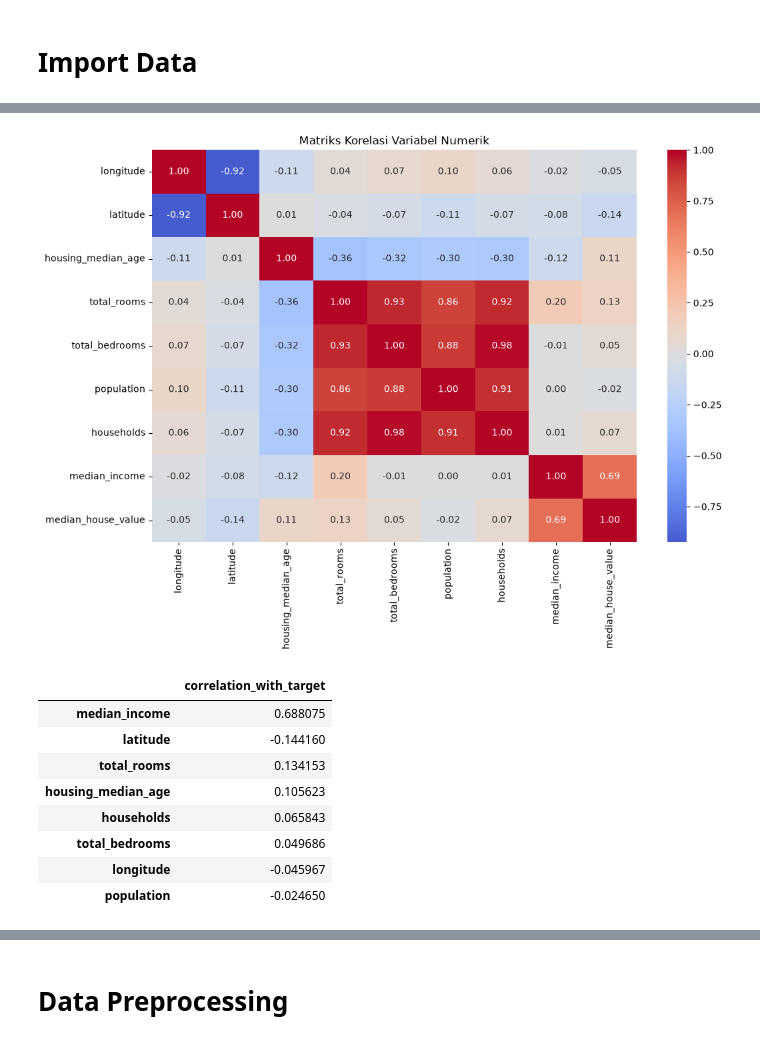
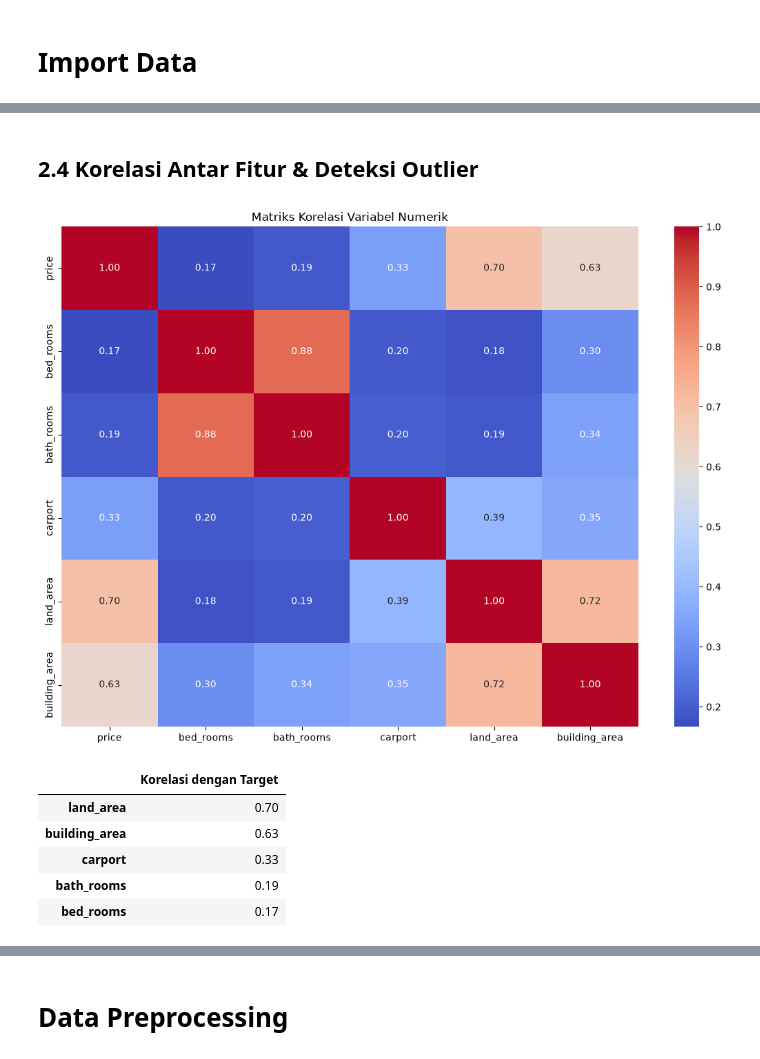
Before and after one commit to JuanRaphael/AgenPropertiLodan, a Jupyter notebook: notebooks/data_engineering.ipynb, the cells around one changed output, grey strips where cells are left out. Drawn from its saved outputs; the diff is of its cells as text; code cells hidden in the pictures.

Commit message:
EDA and Data Cleaning

```diff
--- a/notebooks/data_engineering.ipynb
+++ b/notebooks/data_engineering.ipynb
@@ -9,7 +15,8 @@ import seaborn as sns
 # %%
-raw_data = pd.read_csv("../data/raw/housing.csv")
+raw_data = pd.read_csv("../data/jakarta_house.csv")
 
 print("Data shape:", raw_data.shape)
+
 print("\nPreview data:")
 print(raw_data.head())
 # %% [output]
@@ -31,0 +39,4 @@ Preview data:
+# %%
+# Hapus Kolom Index
+raw_data = raw_data.drop(columns=['index'])
+display(raw_data.head())
@@ -33,0 +52,3 @@ Preview data:
+# %%
+data_explore = raw_data.copy()
+data_explore.head()
@@ -62,5 +87,6 @@ Ocean proximity unique
 Length: 5, dtype: str
 # %%
-raw_data.describe().T
+pd.set_option('display.float_format', lambda x: '%.2f' % x)
+data_explore.describe().T
 # %% [output]
 |  | count | mean | std | min | 25% | 50% | 75% | max |
@@ -161,21 +282,21 @@ display(
+# %% [markdown]
+## 2.4 Korelasi Antar Fitur & Deteksi Outlier
 # %%
 # Korelasi fitur numerik terhadap target
-correlation = raw_data[numeric_columns].corr(numeric_only=True)
+numeric_columns = data_explore.select_dtypes(include="number").columns
+correlation = data_explore[numeric_columns].corr(numeric_only=True)
 plt.figure(figsize=(11, 8))
-sns.heatmap(correlation, annot=True, fmt=".2f", cmap="coolwarm", center=0)
+sns.heatmap(correlation, annot=True, fmt=".2f", cmap="coolwarm")
 plt.title("Matriks Korelasi Variabel Numerik")
 plt.tight_layout()
 plt.show()
 
-display(correlation["median_house_value"].drop("median_house_value").sort_values(key=abs, ascending=False).to_frame("correlation_with_target"))
+display(correlation["price"].drop("price").sort_values(key=abs, ascending=False).to_frame("Korelasi dengan Target"))
 # %% [output]
-[figure, old version]
+[figure, new version]
-|  | correlation_with_target |
-| median_income | 0.688075 |
-| latitude | -0.144160 |
-| total_rooms | 0.134153 |
-| housing_median_age | 0.105623 |
-| households | 0.065843 |
-| total_bedrooms | 0.049686 |
-| longitude | -0.045967 |
-| population | -0.024650 |
+|  | Korelasi dengan Target |
+| land_area | 0.70 |
+| building_area | 0.63 |
+| carport | 0.33 |
+| bath_rooms | 0.19 |
+| bed_rooms | 0.17 |
```
Also changed, not shown: parts of 41 cells of this notebook.
